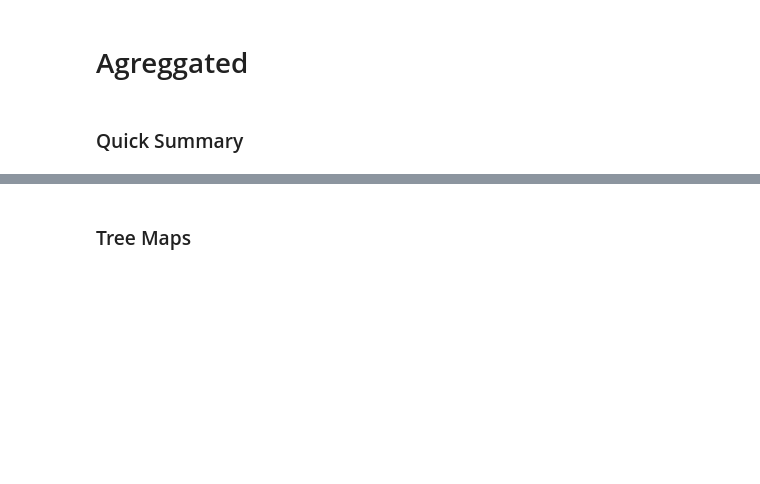
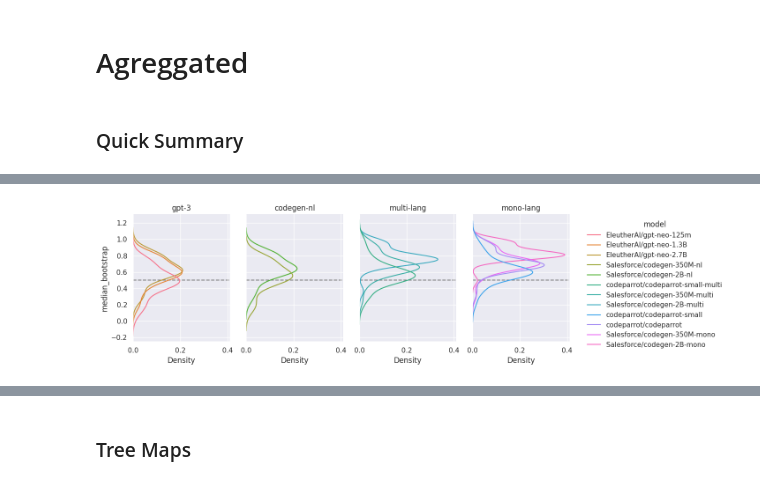
Before and after one commit to WM-SEMERU/CodeSyntaxConcept, a Jupyter notebook: experimental_notebooks/3_confirmatory_dataset_granularity_analysis.ipynb, the cells around one changed output, grey strips where cells are left out. Drawn from its saved outputs; the diff is of its cells as text; code cells hidden in the pictures; blank space fills up the shorter version.

```diff
--- a/experimental_notebooks/3_confirmatory_dataset_granularity_analysis.ipynb
+++ b/experimental_notebooks/3_confirmatory_dataset_granularity_analysis.ipynb
@@ -75,0 +158,17 @@ pd_combined_models_filtered_global.shape
+# %%
+#Generated using: https://seaborn.pydata.org/generated/seaborn.displot.html
+g = sns.displot(
+    data=pd_combined_models_filtered_global,
+    y="median_bootstrap",
+    hue="model",
+    col="type_model",
+    kind="kde", #ecdf
+    height=4,
+    aspect=.7,
+)
+#g.set_axis_labels("Density (a.u.)", "Flipper length (mm)")
+g.set_titles("{col_name}")
+for ax in g.axes_dict.values():
+    ax.axline( (0, 0.5), slope=0, c=".5", ls="--", zorder=0 )
+# %% [output]
+[figure, added]
```
Also changed, not shown: parts of 39 cells of this notebook, 5 other files.
